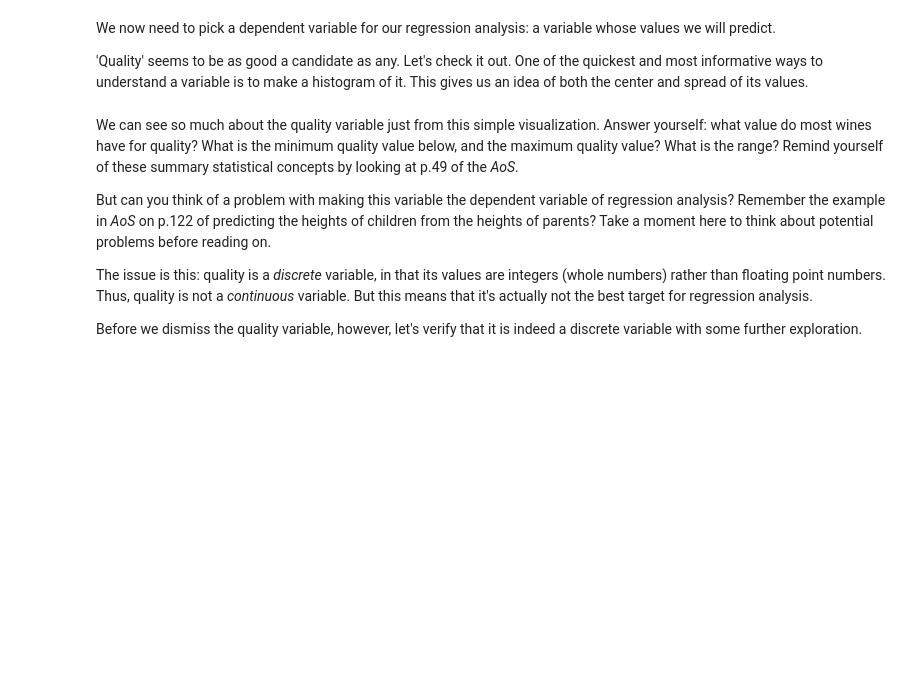
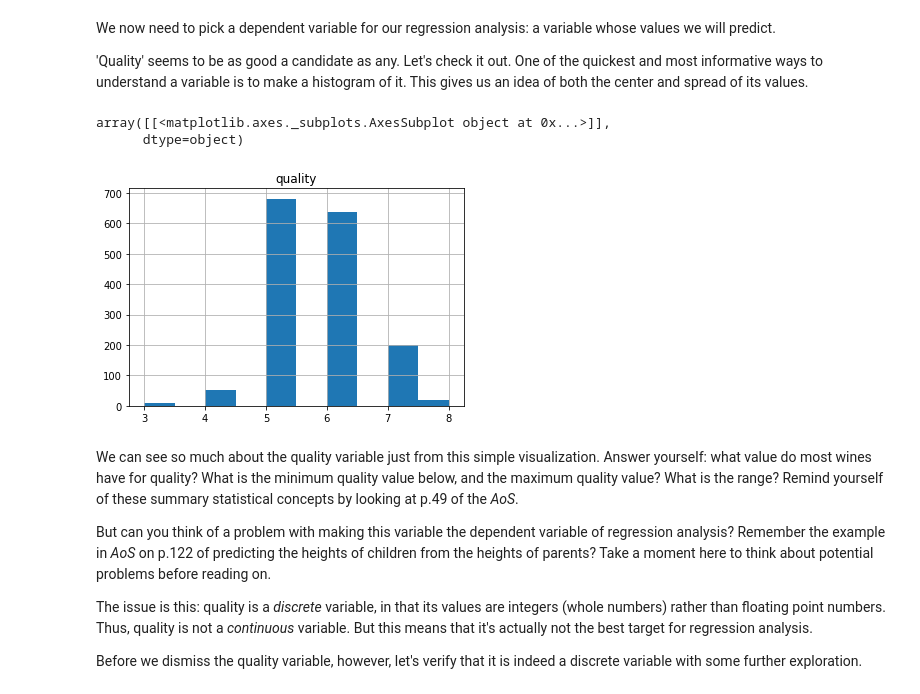
Before and after one commit to asaadkhattab/RedWineQuality, a Jupyter notebook: RedWineLR.ipynb, the cells around one changed output. Cells and saved outputs as stored; diff of their text form; code cells hidden in the pictures; blank space fills up the shorter version.

```diff
--- a/RedWineLR.ipynb
+++ b/RedWineLR.ipynb
@@ -115,6 +115,11 @@ We now need to pick a dependent variable for our regression analysis: a variable
 'Quality' seems to be as good a candidate as any. Let's check it out. One of the quickest and most informative ways to understand a variable is to make a histogram of it. This gives us an idea of both the center and spread of its values.
 # %%
 # Making a histogram of the quality variable.
+wine.hist(column="quality")
+# %% [output]
+array([[<matplotlib.axes._subplots.AxesSubplot object at 0x...>]],
+      dtype=object)
+[figure, added]
 # %% [markdown]
 We can see so much about the quality variable just from this simple visualization. Answer yourself: what value do most wines have for quality? What is the minimum quality value below, and the maximum quality value? What is the range? Remind yourself of these summary statistical concepts by looking at p.49 of the *AoS*.
 
```
Also changed, not shown: parts of 7 cells of this notebook.
